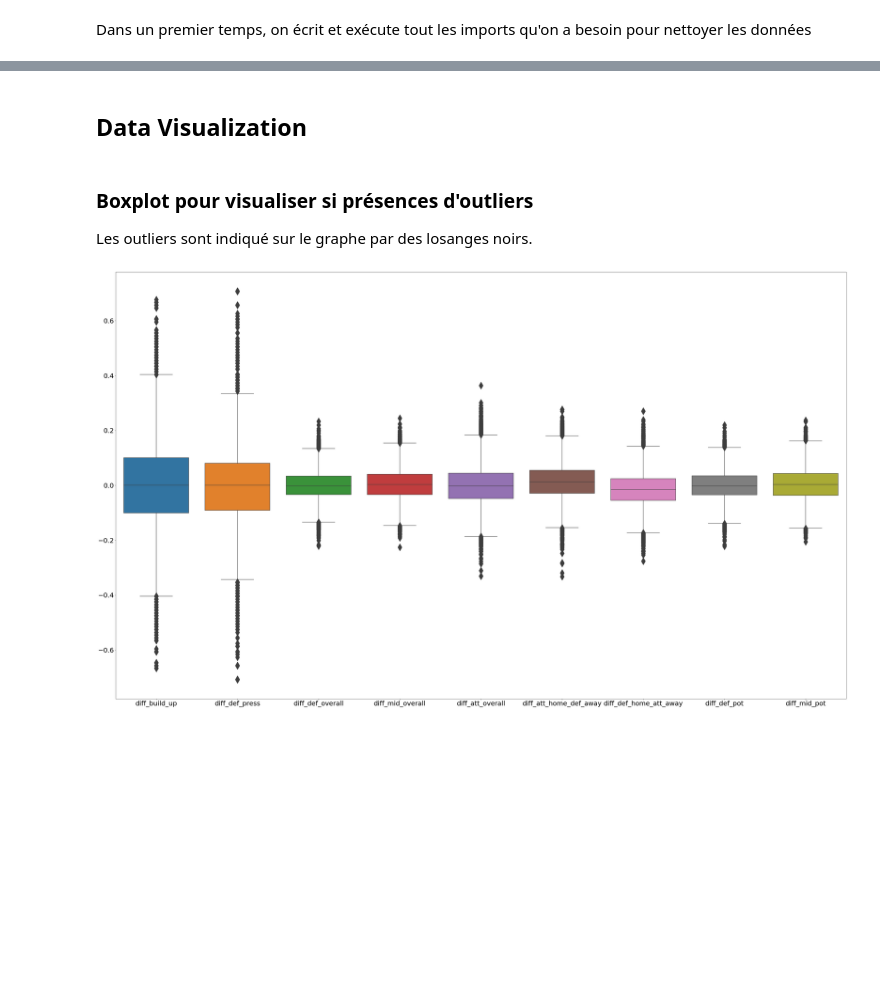
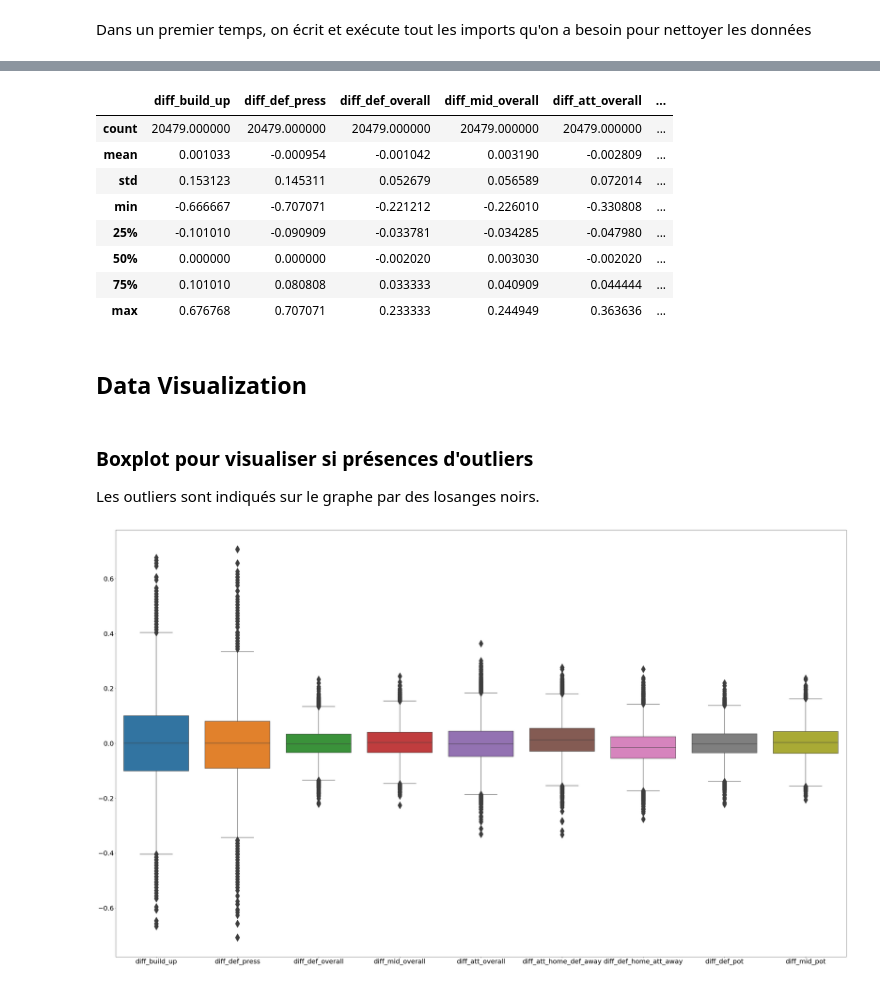
Before and after one commit to baudouinMartelee/Project_Football_Pred, a Jupyter notebook: Rapport1(Cleaning).ipynb, the cells around one changed output, grey strips where cells are left out. Drawn from its saved outputs; the diff is of its cells as text; code cells hidden in the pictures; blank space fills up the shorter version.

```diff
--- a/Rapport1(Cleaning).ipynb
+++ b/Rapport1(Cleaning).ipynb
@@ -101,9 +92,30 @@ matchsTrainNumVariables.head()
+# %%
+#Les variables continues sont les colonnes 7 à 16
+matchsTrainNumVariables = matchsTrain.iloc[:,7:16]
+
+colLabels = matchsTrainNumVariables.columns
+
+matchsTrainNumVariables.head()
+
+matchsTrainNumVariables.describe()
+
+# Description de la variance
+# %% [output]
+|  | diff_build_up | diff_def_press | diff_def_overall | diff_mid_overall | diff_att_overall | ... |
+| count | 20479.000000 | 20479.000000 | 20479.000000 | 20479.000000 | 20479.000000 | ... |
+| mean | 0.001033 | -0.000954 | -0.001042 | 0.003190 | -0.002809 | ... |
+| std | 0.153123 | 0.145311 | 0.052679 | 0.056589 | 0.072014 | ... |
+| min | -0.666667 | -0.707071 | -0.221212 | -0.226010 | -0.330808 | ... |
+| 25% | -0.101010 | -0.090909 | -0.033781 | -0.034285 | -0.047980 | ... |
+| 50% | 0.000000 | 0.000000 | -0.002020 | 0.003030 | -0.002020 | ... |
+| 75% | 0.101010 | 0.080808 | 0.033333 | 0.040909 | 0.044444 | ... |
+| max | 0.676768 | 0.707071 | 0.233333 | 0.244949 | 0.363636 | ... |
 # %% [markdown]
 ## Data Visualization
 # %% [markdown]
 ### Boxplot pour visualiser si présences d'outliers
 
-Les outliers sont indiqué sur le graphe par des losanges noirs.
+Les outliers sont indiqués sur le graphe par des losanges noirs.
 # %%
 
 import matplotlib.pyplot as plt
```
Also changed, not shown: parts of 10 cells of this notebook, 2 other files.
